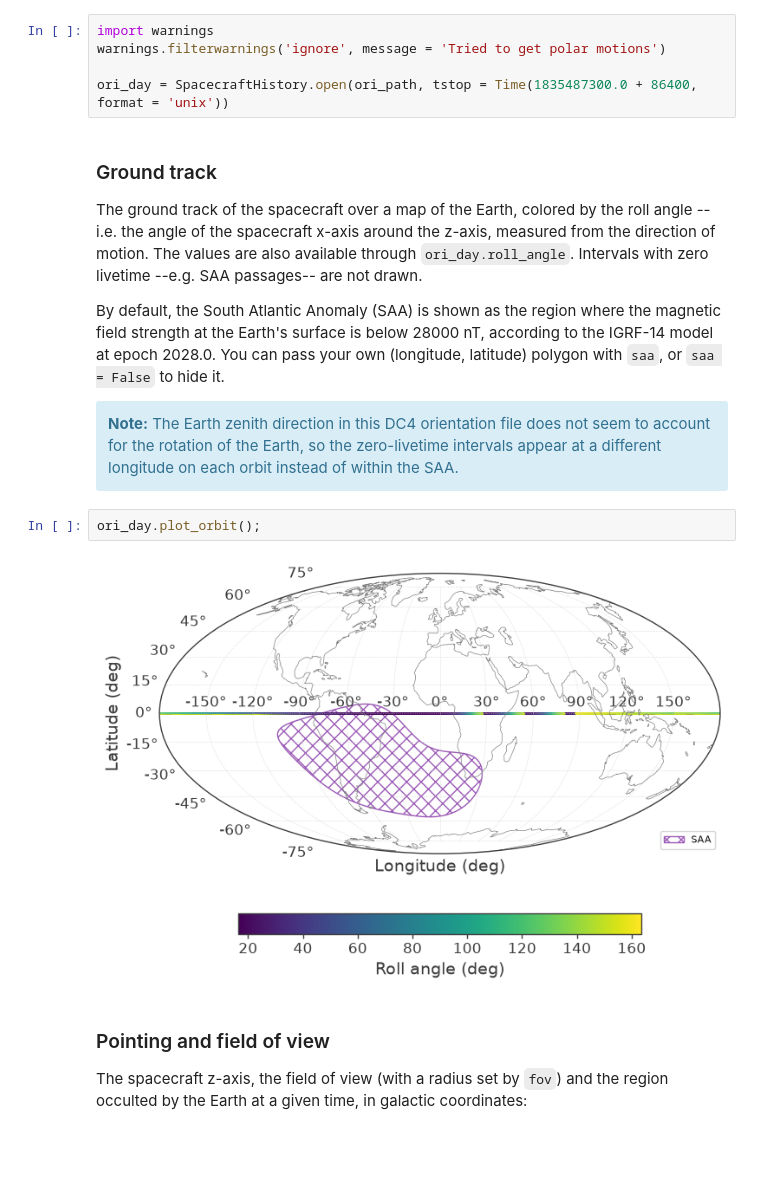
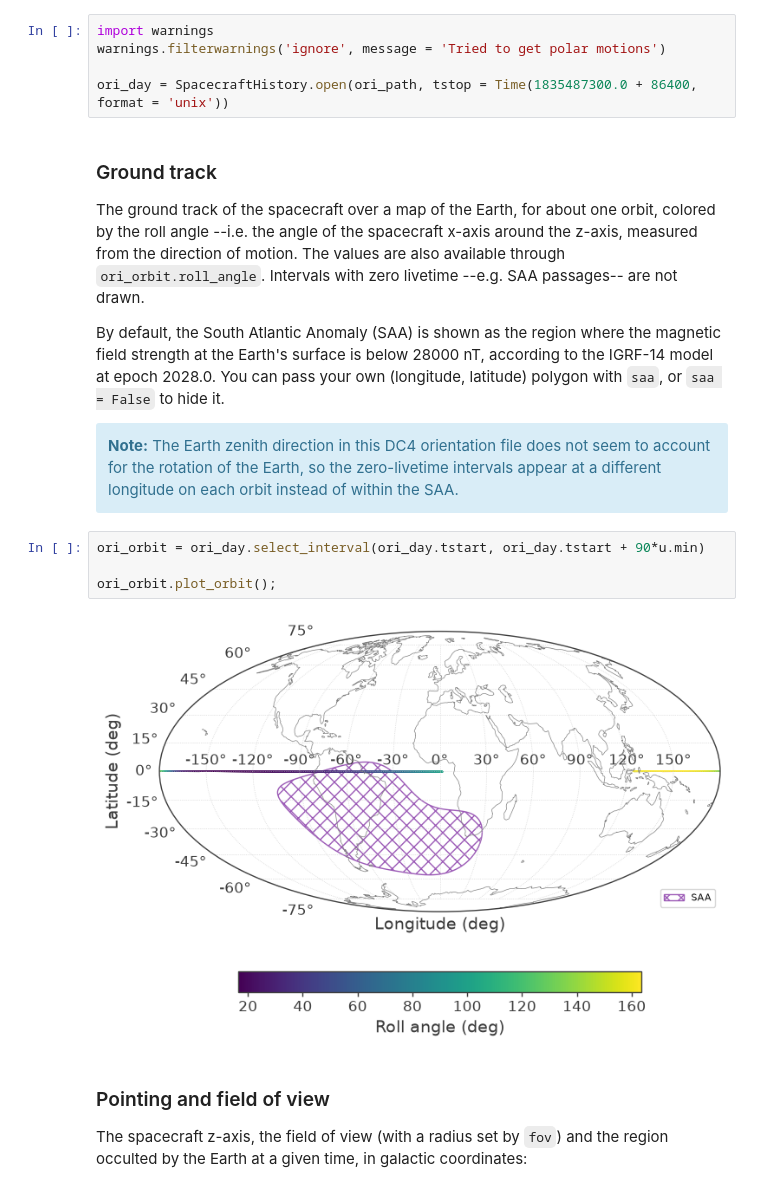
Before and after one commit to cositools/cosipy, a Jupyter notebook: docs/tutorials/response/SpacecraftFile.ipynb, the cells around one changed output. Drawn from its saved outputs; the diff is of its cells as text; blank space fills up the shorter version.

Commit message:
Plot a single orbit in the SpacecraftHistory tutorial ground track
Co-Authored-By: Claude Opus 5.5 <noreply@anthropic.com>
Claude-Session: https://claude.ai/code/session_01Kt3d7sC8rxCykJTREdozEn

```diff
--- a/docs/tutorials/response/SpacecraftFile.ipynb
+++ b/docs/tutorials/response/SpacecraftFile.ipynb
@@ -92,16 +92,18 @@ ori_day = SpacecraftHistory.open(ori_path, tstop = Time(1835487300.0 + 86400, fo
 # %% [markdown]
 ### Ground track
 
-The ground track of the spacecraft over a map of the Earth, colored by the roll angle --i.e. the angle of the spacecraft x-axis around the z-axis, measured from the direction of motion. The values are also available through `ori_day.roll_angle`. Intervals with zero livetime --e.g. SAA passages-- are not drawn.
+The ground track of the spacecraft over a map of the Earth, for about one orbit, colored by the roll angle --i.e. the angle of the spacecraft x-axis around the z-axis, measured from the direction of motion. The values are also available through `ori_orbit.roll_angle`. Intervals with zero livetime --e.g. SAA passages-- are not drawn.
 
 By default, the South Atlantic Anomaly (SAA) is shown as the region where the magnetic field strength at the Earth's surface is below 28000 nT, according to the IGRF-14 model at epoch 2028.0. You can pass your own (longitude, latitude) polygon with `saa`, or `saa = False` to hide it.
 
 <div class="alert alert-block alert-info">
 <b>Note:</b> The Earth zenith direction in this DC4 orientation file does not seem to account for the rotation of the Earth, so the zero-livetime intervals appear at a different longitude on each orbit instead of within the SAA.</div>
 # %%
-ori_day.plot_orbit();
+ori_orbit = ori_day.select_interval(ori_day.tstart, ori_day.tstart + 90*u.min)
+
+ori_orbit.plot_orbit();
 # %% [output]
-[figure, old version]
+[figure, new version]
 # %% [markdown]
 ### Pointing and field of view
 
```
